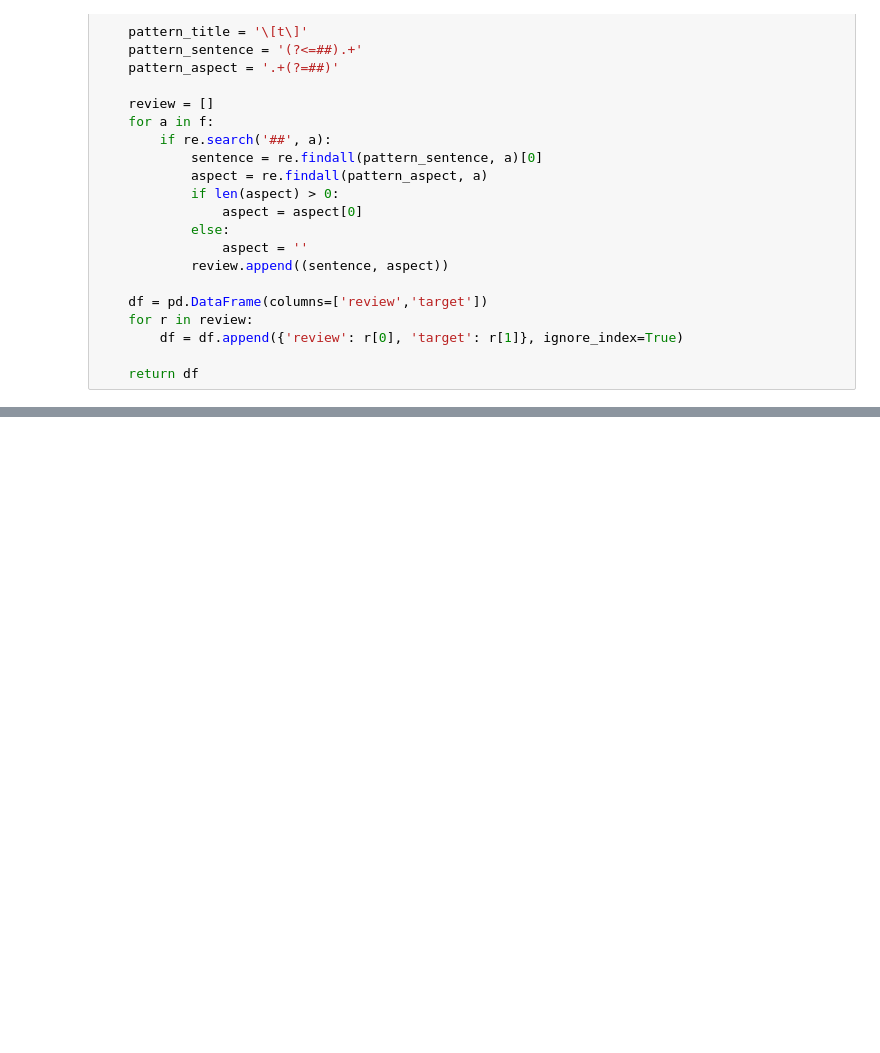
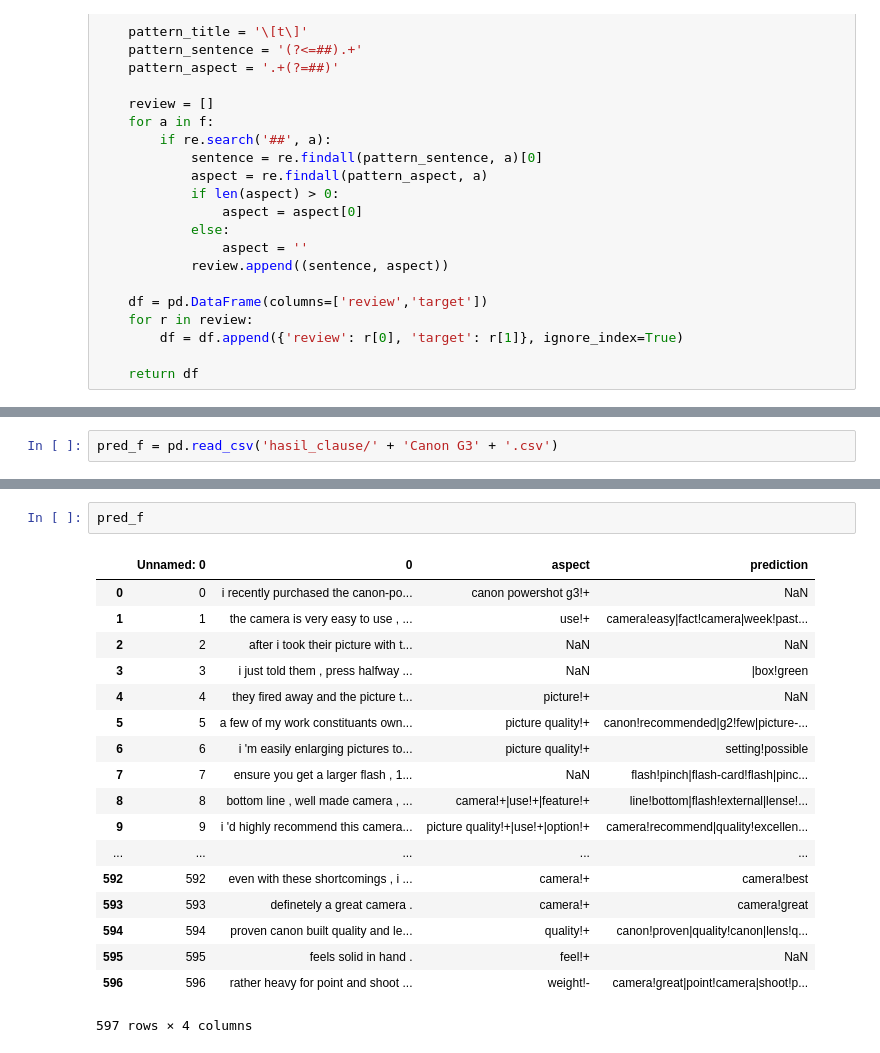
Before and after one commit to farzanurifan/tugas-akhir, a Jupyter notebook: Senticircle.ipynb, the cells around one changed output, grey strips where cells are left out. Cells and saved outputs as stored; diff of their text form; blank space fills up the shorter version.

```diff
--- a/Senticircle.ipynb
+++ b/Senticircle.ipynb
@@ -395,0 +402,2 @@ Creative Labs Nomad Jukebox Zen Xtra 40GB
+# %%
+pred_f = pd.read_csv('hasil_clause/' + 'Canon G3' + '.csv')
@@ -395,0 +433,21 @@ Creative Labs Nomad Jukebox Zen Xtra 40GB
+# %%
+pred_f
+# %% [output]
+|  | Unnamed: 0 | 0 | aspect | prediction |
+| 0 | 0 | i recently purchased the canon-po... | canon powershot g3!+ | NaN |
+| 1 | 1 | the camera is very easy to use , ... | use!+ | camera!easy|fact!camera|week!past... |
+| 2 | 2 | after i took their picture with t... | NaN | NaN |
+| 3 | 3 | i just told them , press halfway ... | NaN | |box!green |
+| 4 | 4 | they fired away and the picture t... | picture!+ | NaN |
+| 5 | 5 | a few of my work constituants own... | picture quality!+ | canon!recommended|g2!few|picture-... |
+| 6 | 6 | i 'm easily enlarging pictures to... | picture quality!+ | setting!possible |
+| 7 | 7 | ensure you get a larger flash , 1... | NaN | flash!pinch|flash-card!flash|pinc... |
+| 8 | 8 | bottom line , well made camera , ... | camera!+|use!+|feature!+ | line!bottom|flash!external|lense!... |
+| 9 | 9 | i 'd highly recommend this camera... | picture quality!+|use!+|option!+ | camera!recommend|quality!excellen... |
+| ... | ... | ... | ... | ... |
+| 592 | 592 | even with these shortcomings , i ... | camera!+ | camera!best |
+| 593 | 593 | definetely a great camera . | camera!+ | camera!great |
+| 594 | 594 | proven canon built quality and le... | quality!+ | canon!proven|quality!canon|lens!q... |
+| 595 | 595 | feels solid in hand . | feel!+ | NaN |
+| 596 | 596 | rather heavy for point and shoot ... | weight!- | camera!great|point!camera|shoot!p... |
+597 rows × 4 columns
```
Also changed, not shown: parts of 11 cells of this notebook, 39 other files.
